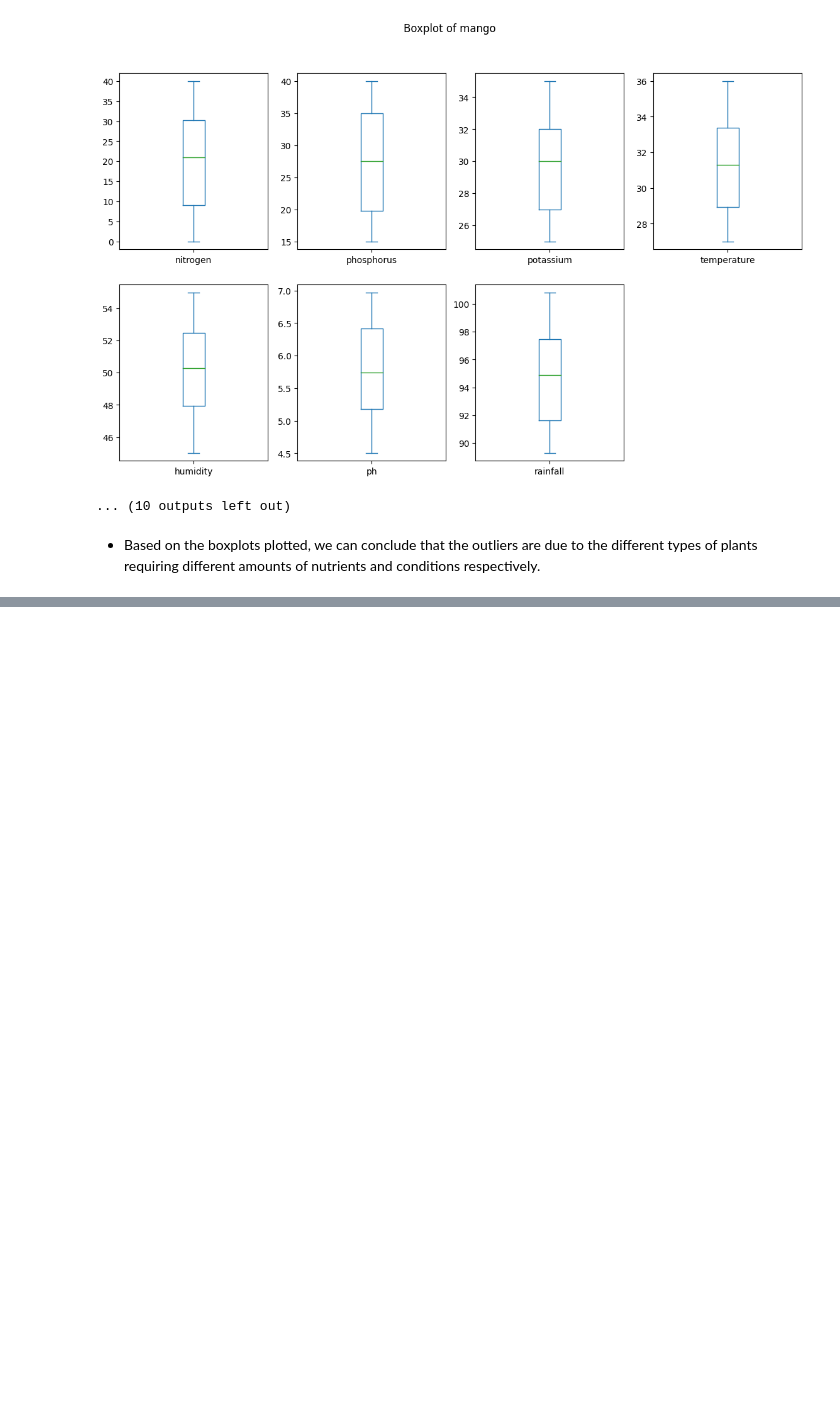
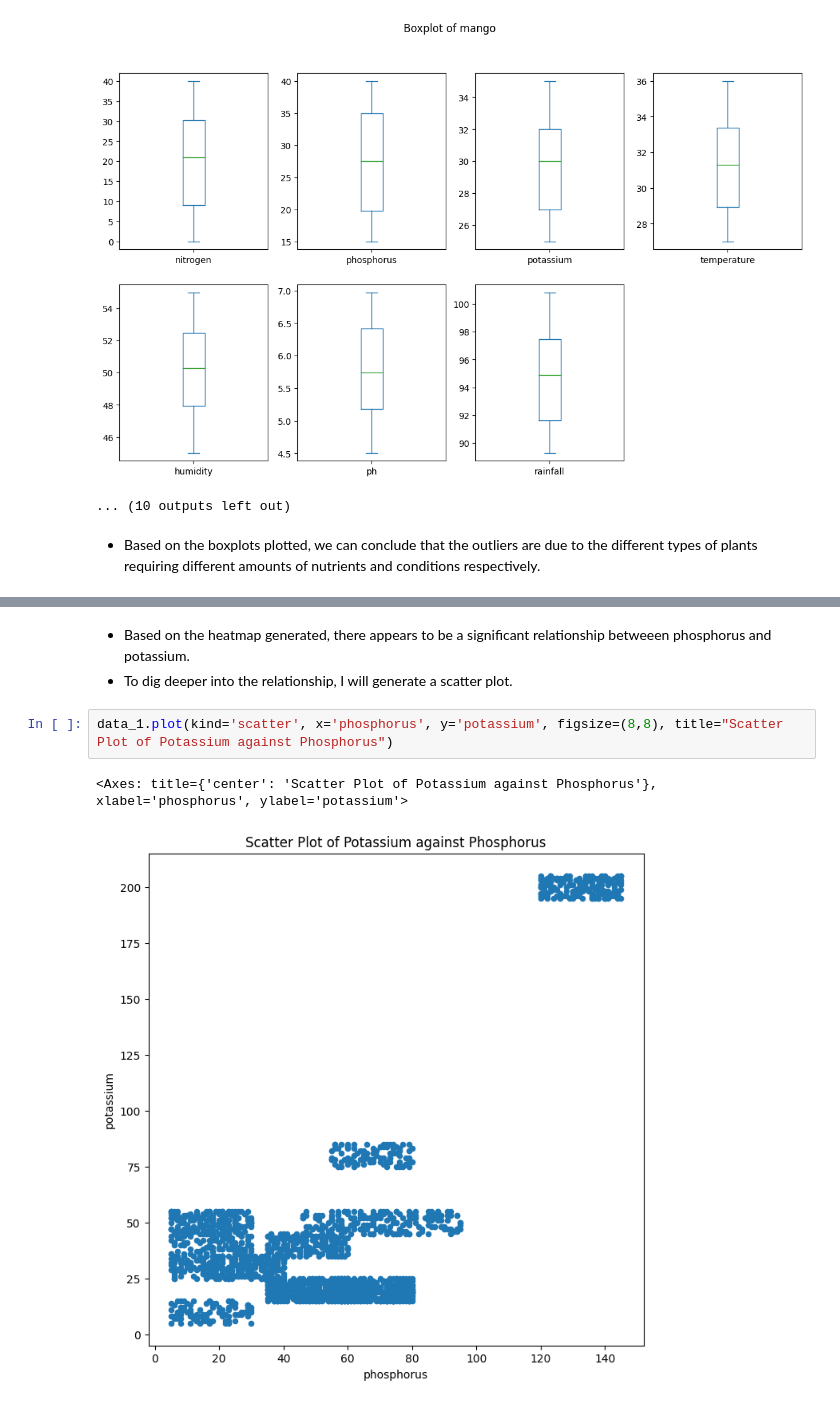
Before and after one commit to javianng/data-science-projects, a Jupyter notebook: Data Analysis - Crop Recommendation/analysis.ipynb, the cells around one changed output, grey strips where cells are left out. Cells and saved outputs as stored; diff of their text form; blank space fills up the shorter version.

```diff
--- a/Data Analysis - Crop Recommendation/analysis.ipynb
+++ b/Data Analysis - Crop Recommendation/analysis.ipynb
@@ -135,0 +159,8 @@ for type in plantTypes:
+# %% [markdown]
+- Based on the heatmap generated, there appears to be a significant relationship betweeen phosphorus and potassium.
+- To dig deeper into the relationship, I will generate a scatter plot.
+# %%
+data_1.plot(kind='scatter', x='phosphorus', y='potassium', figsize=(8,8), title="Scatter Plot of Potassium against Phosphorus")
+# %% [output]
+<Axes: title={'center': 'Scatter Plot of Potassium against Phosphorus'}, xlabel='phosphorus', ylabel='potassium'>
+[figure, added]
```
Also changed, not shown: parts of 14 cells of this notebook.
